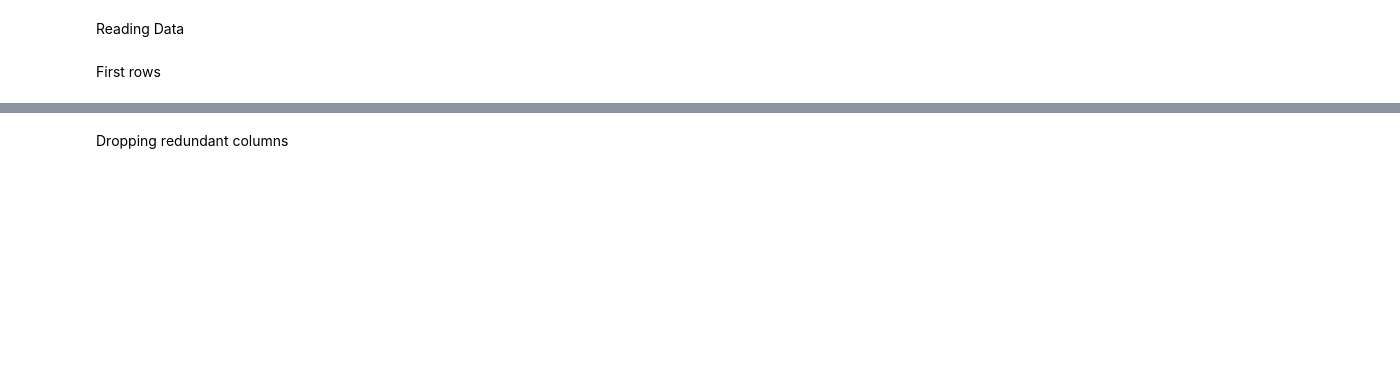
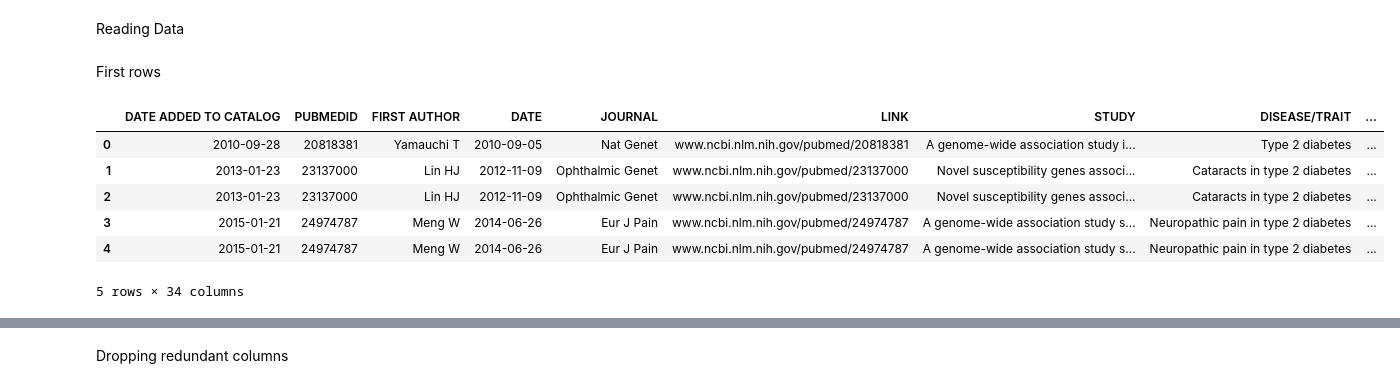
Before and after one commit to AbdullahDahabre/T2D-Prediction-System--Data-Fusion-for-Enhanced-Decision-Making, a Jupyter notebook: genetic.ipynb, the cells around one changed output, grey strips where cells are left out. Drawn from its saved outputs; the diff is of its cells as text; code cells hidden in the pictures; blank space fills up the shorter version.

```diff
--- a/genetic.ipynb
+++ b/genetic.ipynb
@@ -58,4 +63,12 @@ genetic_df = pd.read_csv(r"C:\Users\dahab\OneDrive\Desktop\T2D-Prediction-System
 # %% [markdown]
 First rows
 # %%
-genetic_df.head(10)
+genetic_df.head()
+# %% [output]
+|  | DATE ADDED TO CATALOG | PUBMEDID | FIRST AUTHOR | DATE | JOURNAL | LINK | STUDY | DISEASE/TRAIT | ... |
+| 0 | 2010-09-28 | 20818381 | Yamauchi T | 2010-09-05 | Nat Genet | www.ncbi.nlm.nih.gov/pubmed/20818381 | A genome-wide association study i... | Type 2 diabetes | ... |
+| 1 | 2013-01-23 | 23137000 | Lin HJ | 2012-11-09 | Ophthalmic Genet | www.ncbi.nlm.nih.gov/pubmed/23137000 | Novel susceptibility genes associ... | Cataracts in type 2 diabetes | ... |
+| 2 | 2013-01-23 | 23137000 | Lin HJ | 2012-11-09 | Ophthalmic Genet | www.ncbi.nlm.nih.gov/pubmed/23137000 | Novel susceptibility genes associ... | Cataracts in type 2 diabetes | ... |
+| 3 | 2015-01-21 | 24974787 | Meng W | 2014-06-26 | Eur J Pain | www.ncbi.nlm.nih.gov/pubmed/24974787 | A genome-wide association study s... | Neuropathic pain in type 2 diabetes | ... |
+| 4 | 2015-01-21 | 24974787 | Meng W | 2014-06-26 | Eur J Pain | www.ncbi.nlm.nih.gov/pubmed/24974787 | A genome-wide association study s... | Neuropathic pain in type 2 diabetes | ... |
+5 rows × 34 columns
```
Also changed, not shown: parts of 66 cells of this notebook.
